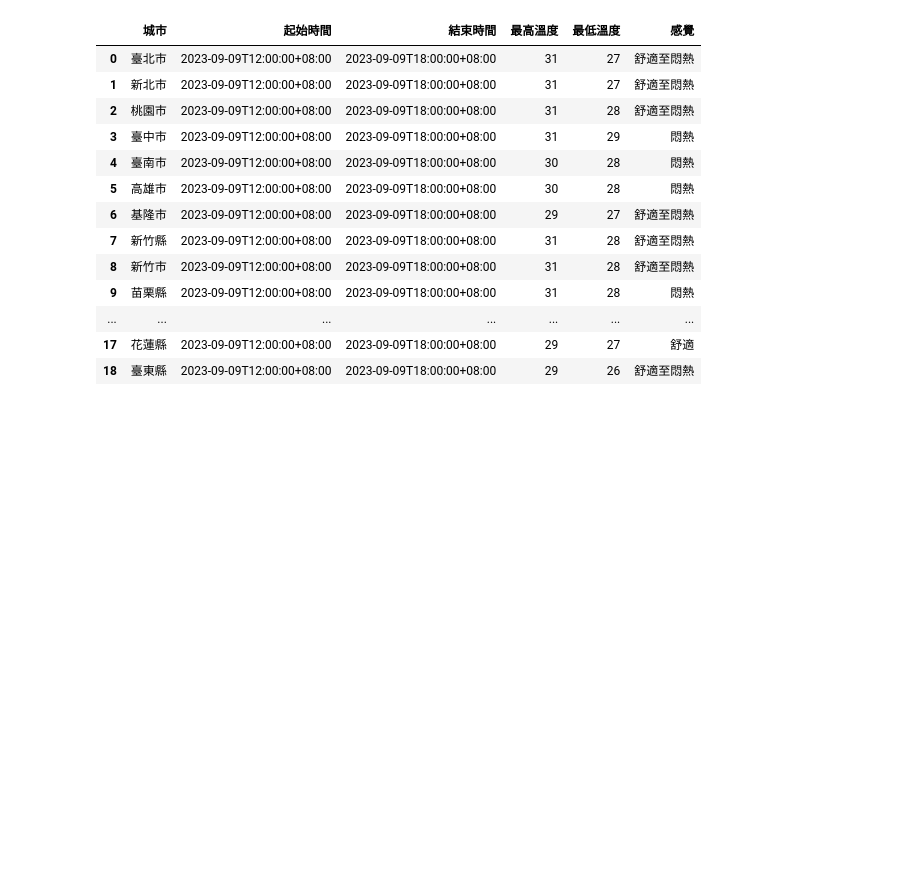
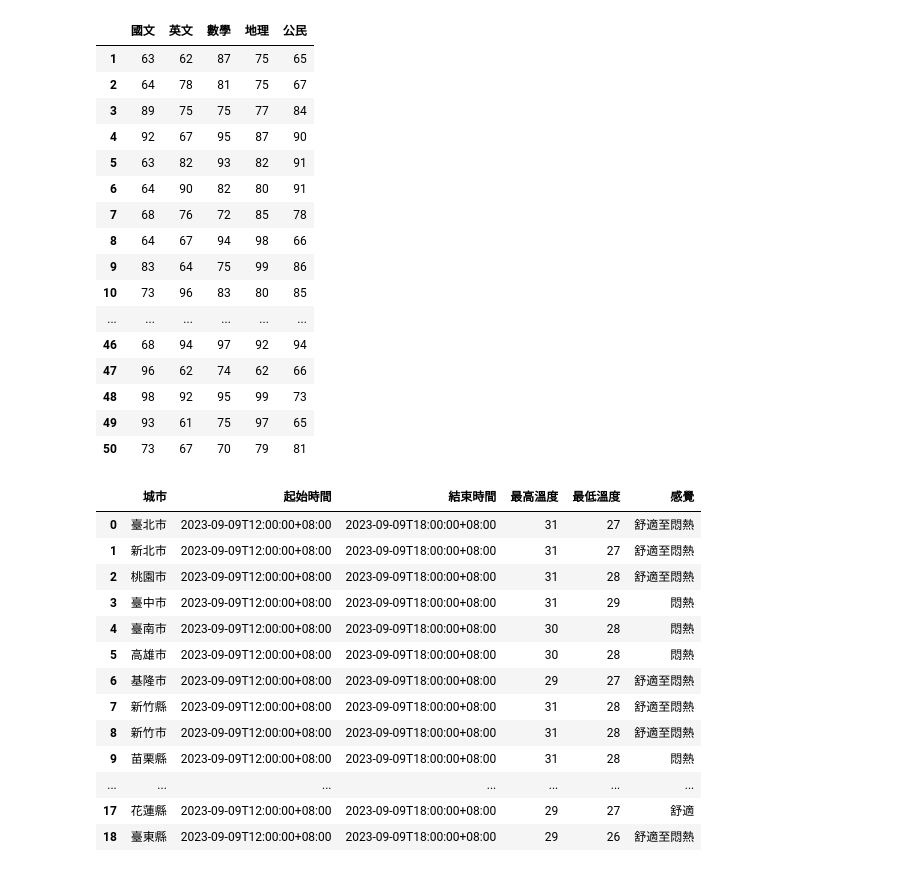
Before and after one commit to lucaswu0306/2023_8_20, a Jupyter notebook: lesson16_3.ipynb, the cells around one changed output. Cells and saved outputs as stored; diff of their text form; code cells hidden in the pictures; blank space fills up the shorter version.

```diff
--- a/lesson16_3.ipynb
+++ b/lesson16_3.ipynb
@@ -220,3 +238,23 @@ students
+# %%
+students.iloc[:,:5]
+# %% [output]
+|  | 國文 | 英文 | 數學 | 地理 | 公民 |
+| 1 | 63 | 62 | 87 | 75 | 65 |
+| 2 | 64 | 78 | 81 | 75 | 67 |
+| 3 | 89 | 75 | 75 | 77 | 84 |
+| 4 | 92 | 67 | 95 | 87 | 90 |
+| 5 | 63 | 82 | 93 | 82 | 91 |
+| 6 | 64 | 90 | 82 | 80 | 91 |
+| 7 | 68 | 76 | 72 | 85 | 78 |
+| 8 | 64 | 67 | 94 | 98 | 66 |
+| 9 | 83 | 64 | 75 | 99 | 86 |
+| 10 | 73 | 96 | 83 | 80 | 85 |
+| ... | ... | ... | ... | ... | ... |
+| 46 | 68 | 94 | 97 | 92 | 94 |
+| 47 | 96 | 62 | 74 | 62 | 66 |
+| 48 | 98 | 92 | 95 | 99 | 73 |
+| 49 | 93 | 61 | 75 | 97 | 65 |
+| 50 | 73 | 67 | 70 | 79 | 81 |
 # %%
 students.to_csv('學生第一學期分數.csv')
 # %%
```
Also changed, not shown: parts of 15 cells of this notebook, 16 other files.
